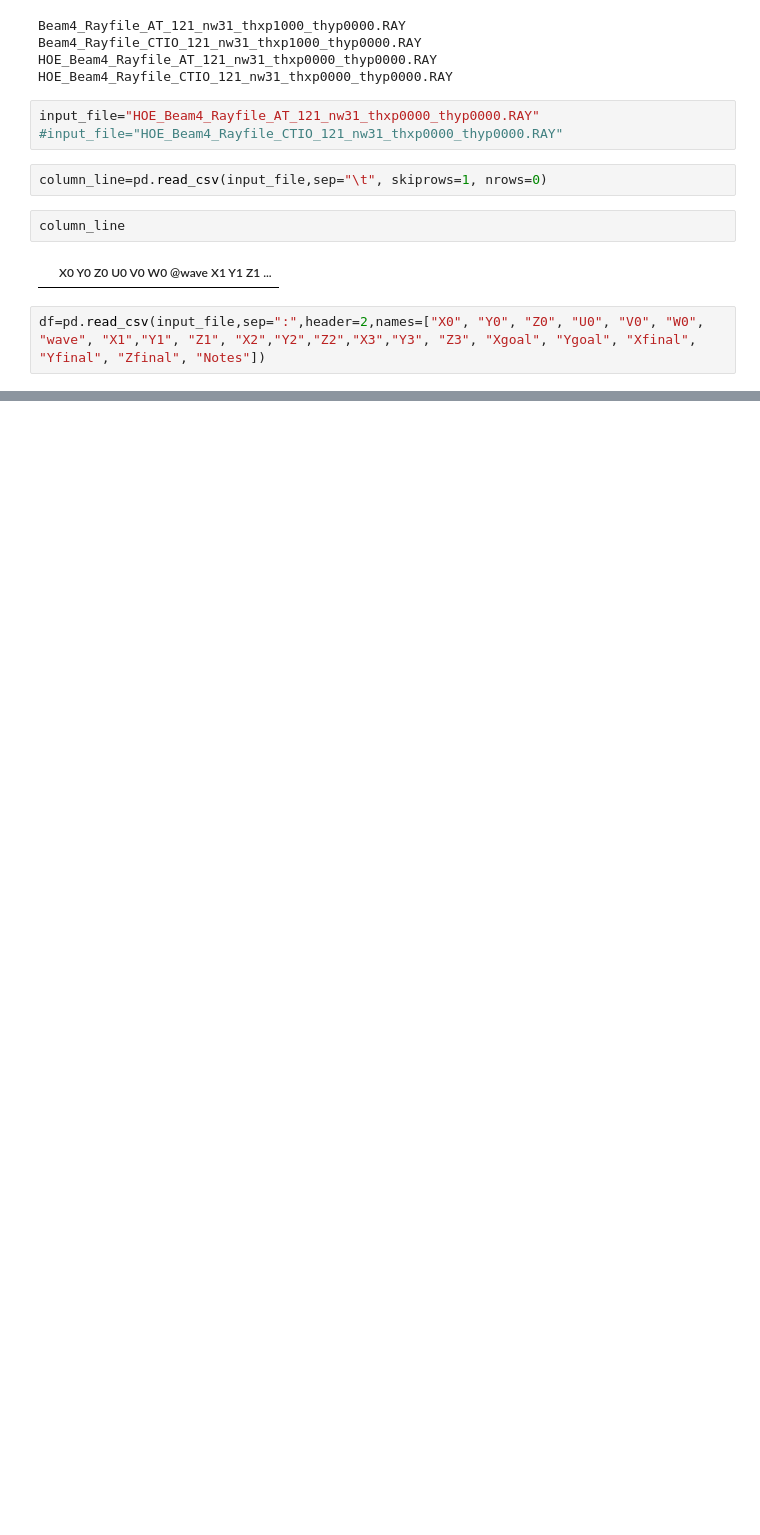
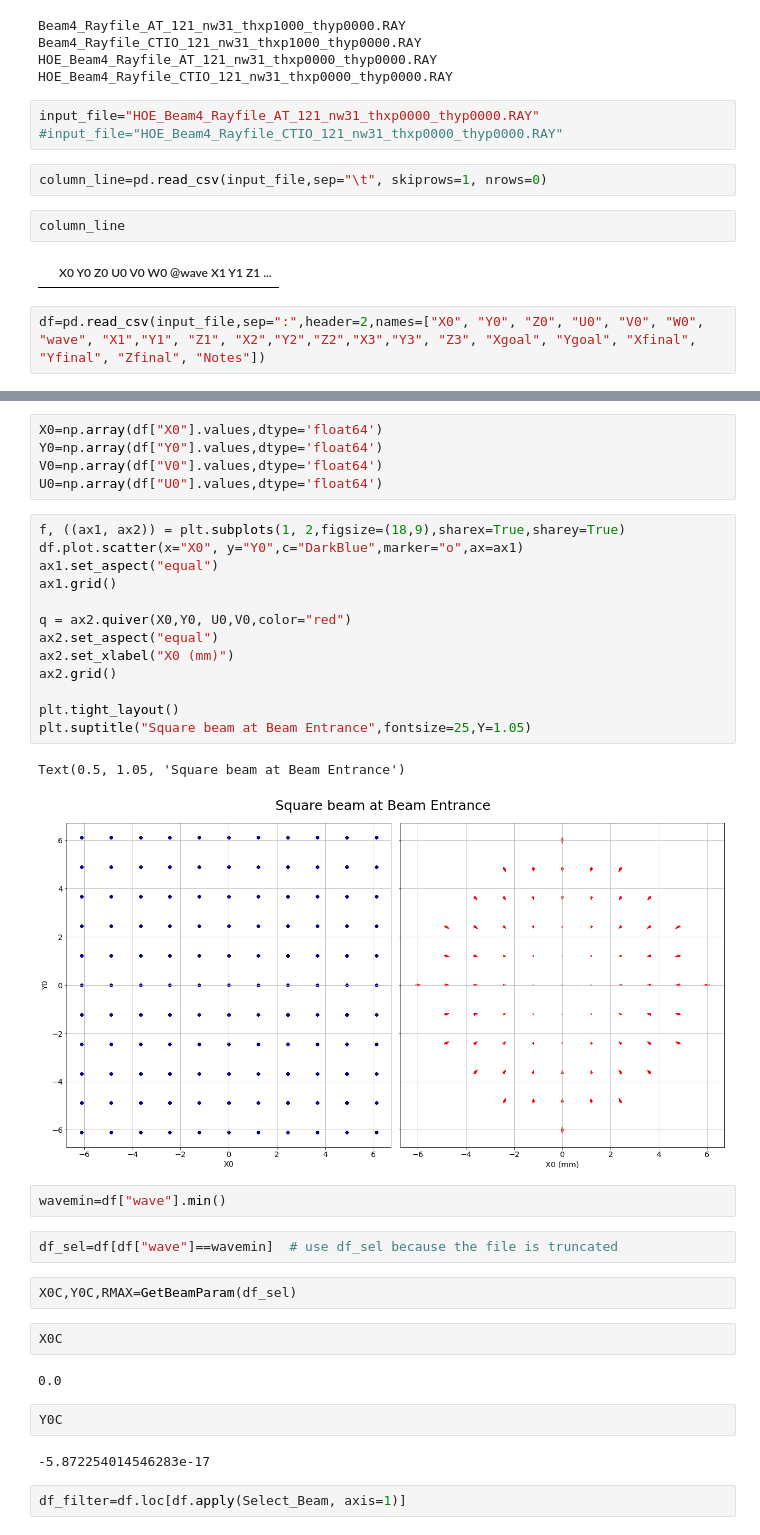
Before and after one commit to LSSTDESC/ATgeomPSFsim, a Jupyter notebook: tools/ReadBeam.ipynb, the cells around one changed output, grey strips where cells are left out. Saved outputs shown, nothing was run; the diff lists cells and outputs as text; blank space fills up the shorter version.

Commit message:
update ReadBeam

```diff
--- a/tools/ReadBeam.ipynb
+++ b/tools/ReadBeam.ipynb
@@ -94,0 +86,37 @@ logger.debug(df)
+# %%
+X0=np.array(df["X0"].values,dtype='float64')
+Y0=np.array(df["Y0"].values,dtype='float64')
+V0=np.array(df["V0"].values,dtype='float64')
+U0=np.array(df["U0"].values,dtype='float64')
+# %%
+f, ((ax1, ax2)) = plt.subplots(1, 2,figsize=(18,9),sharex=True,sharey=True)
+df.plot.scatter(x="X0", y="Y0",c="DarkBlue",marker="o",ax=ax1)
+ax1.set_aspect("equal")
+ax1.grid()
+
+q = ax2.quiver(X0,Y0, U0,V0,color="red")
+ax2.set_aspect("equal")
+ax2.set_xlabel("X0 (mm)")
+ax2.grid()
+
+plt.tight_layout()
+plt.suptitle("Square beam at Beam Entrance",fontsize=25,Y=1.05)
+# %% [output]
+Text(0.5, 1.05, 'Square beam at Beam Entrance')
+[figure, added]
+# %%
+wavemin=df["wave"].min()
+# %%
+df_sel=df[df["wave"]==wavemin]  # use df_sel because the file is truncated
+# %%
+X0C,Y0C,RMAX=GetBeamParam(df_sel)
+# %%
+X0C
+# %% [output]
+0.0
+# %%
+Y0C
+# %% [output]
+-5.872254014546283e-17
+# %%
+df_filter=df.loc[df.apply(Select_Beam, axis=1)]
```
Also changed, not shown: parts of 8 cells of this notebook, 3 other files.
